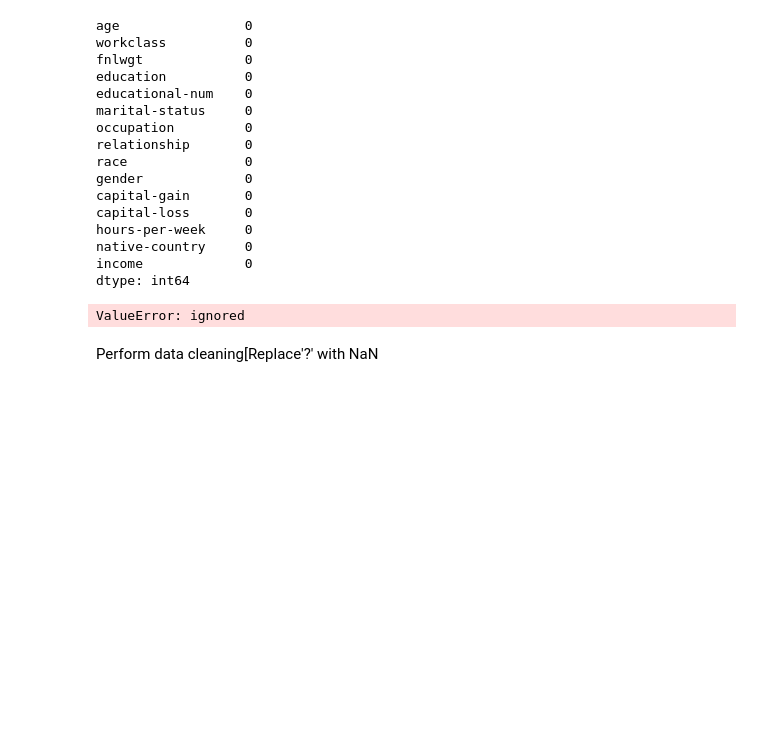
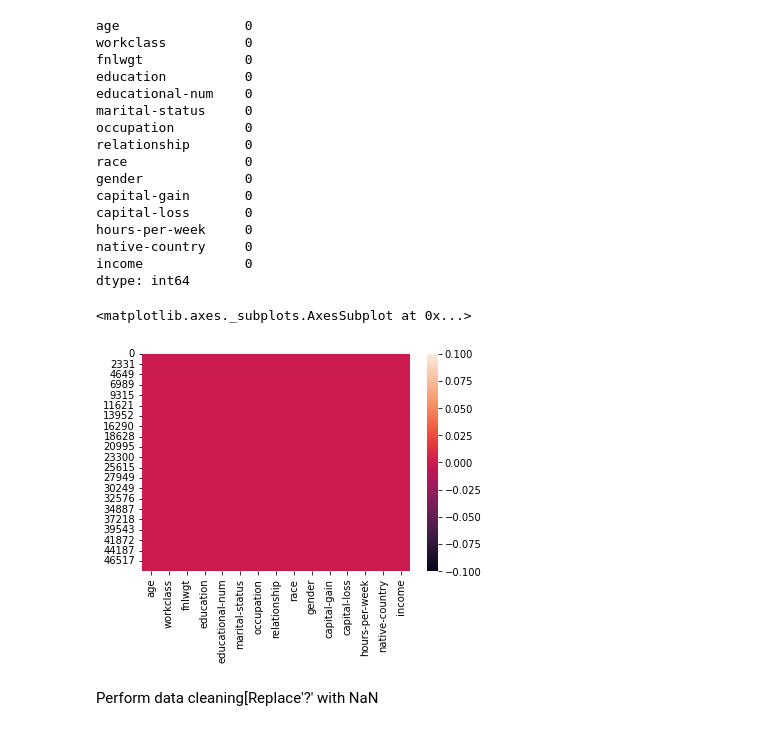
Before and after one commit to manikur/Python-Programming, a Jupyter notebook: Project_2_adult_income_.ipynb, the cells around one changed output. Cells and saved outputs as stored; diff of their text form; code cells hidden in the pictures; blank space fills up the shorter version.

```diff
--- a/Project_2_adult_income_.ipynb
+++ b/Project_2_adult_income_.ipynb
@@ -217,9 +217,10 @@ native-country     0
 income             0
 dtype: int64
 # %%
-sns.heatmap(data.isnull)
+sns.heatmap(data.isnull())
 # %% [output]
-ValueError: ignored
+<matplotlib.axes._subplots.AxesSubplot at 0x...>
+[figure, added]
 # %% [markdown]
 Perform data cleaning[Replace'?' with NaN
 # %%
```
